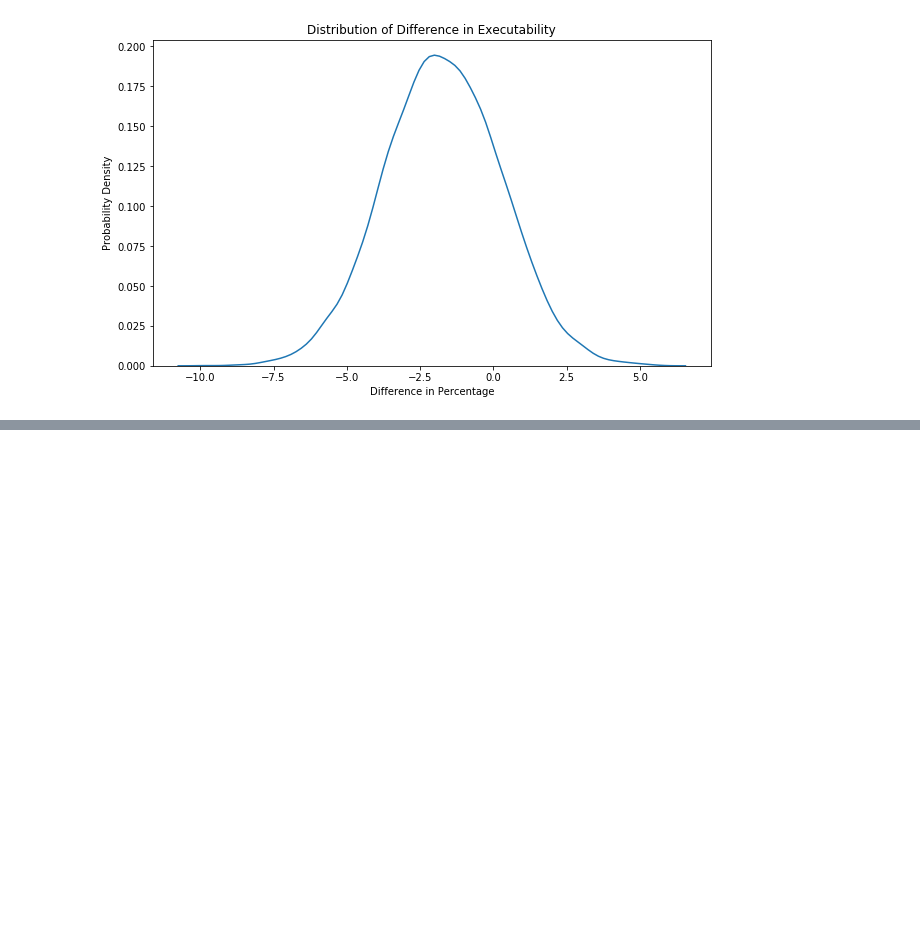
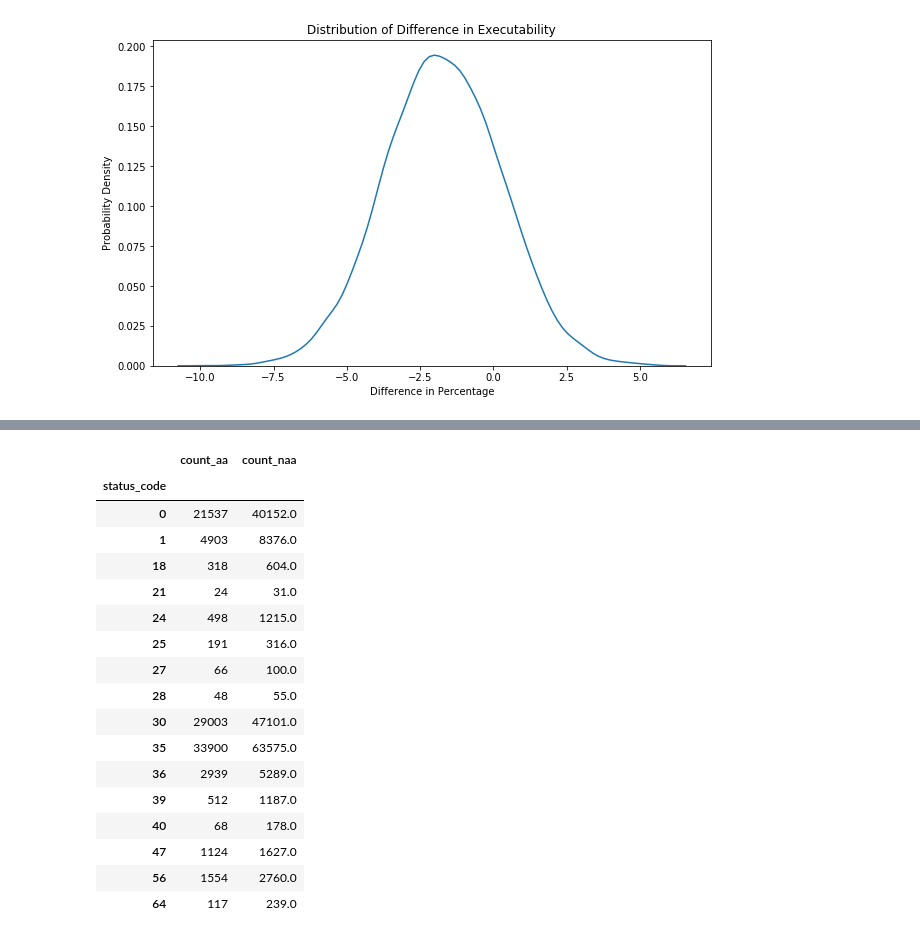
Before and after one commit to nimamahmoudi/msr2019-mining-challenge-webapp, a Jupyter notebook: data/stats2.ipynb, the cells around one changed output, grey strips where cells are left out. Cells and saved outputs as stored; diff of their text form; code cells hidden in the pictures; blank space fills up the shorter version.

```diff
--- a/data/stats2.ipynb
+++ b/data/stats2.ipynb
@@ -159,0 +192,29 @@ Text(0, 0.5, 'Probability Density')
+# %%
+counts_aa = pd.crosstab(index=df_aa[s3], columns="count")
+counts_naa = pd.crosstab(index=df_naa[s3], columns="count")
+df_counts = counts_aa.join(counts_naa, lsuffix='_aa', rsuffix='_naa').dropna()
+df_counts = df_counts.loc[df_counts['count_aa'] > 20,:]
+df_counts = df_counts.loc[df_counts['count_naa'] > 20,:]
+df_counts.index.name = 'status_code'
+df_counts.columns.name = ''
+df_counts.to_csv('data4_p3_aa_chi.csv')
+df_counts
+# %% [output]
+|  | count_aa | count_naa |
+| status_code |  |  |
+| 0 | 21537 | 40152.0 |
+| 1 | 4903 | 8376.0 |
+| 18 | 318 | 604.0 |
+| 21 | 24 | 31.0 |
+| 24 | 498 | 1215.0 |
+| 25 | 191 | 316.0 |
+| 27 | 66 | 100.0 |
+| 28 | 48 | 55.0 |
+| 30 | 29003 | 47101.0 |
+| 35 | 33900 | 63575.0 |
+| 36 | 2939 | 5289.0 |
+| 39 | 512 | 1187.0 |
+| 40 | 68 | 178.0 |
+| 47 | 1124 | 1627.0 |
+| 56 | 1554 | 2760.0 |
+| 64 | 117 | 239.0 |
```
Also changed, not shown: parts of 5 cells of this notebook, 1 other file.
